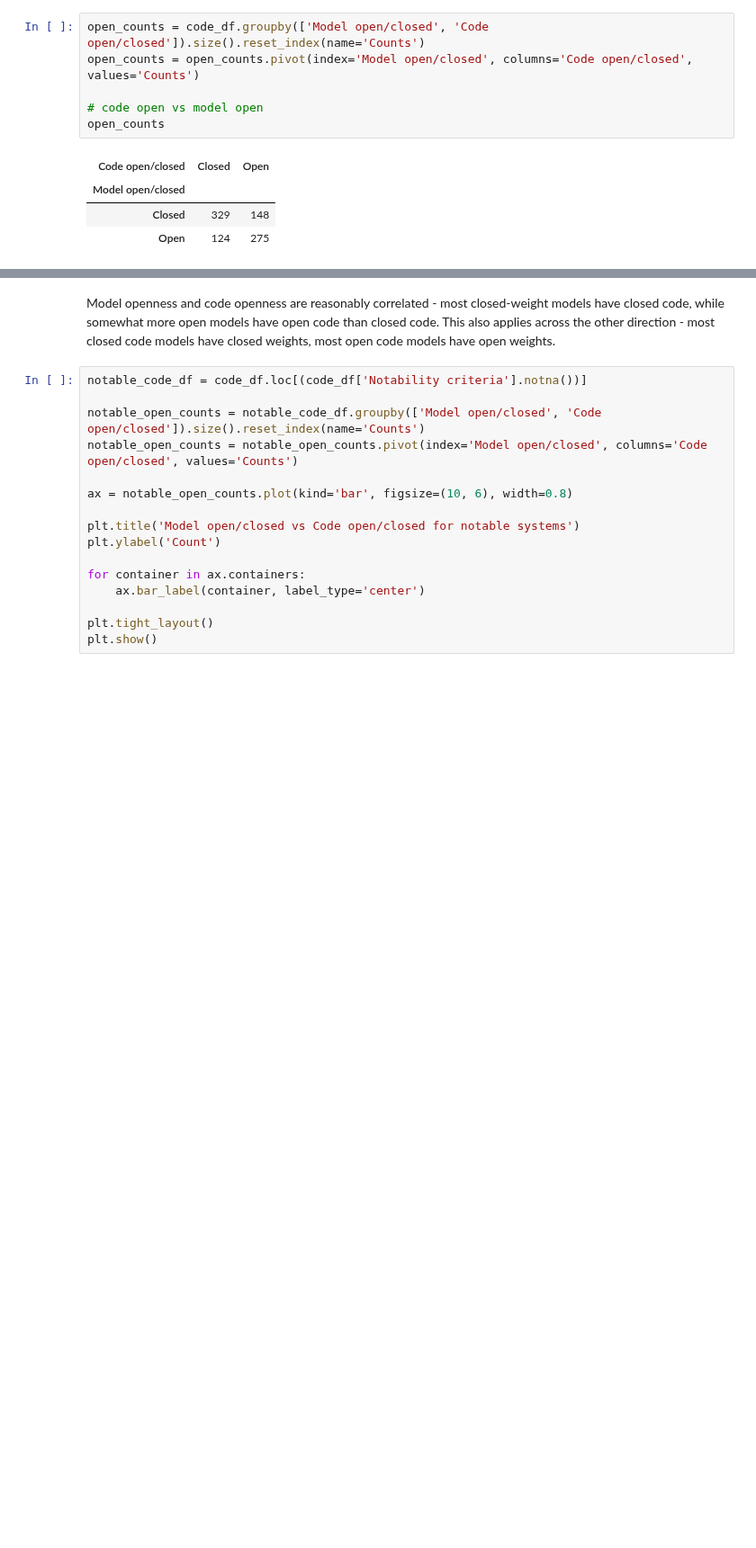
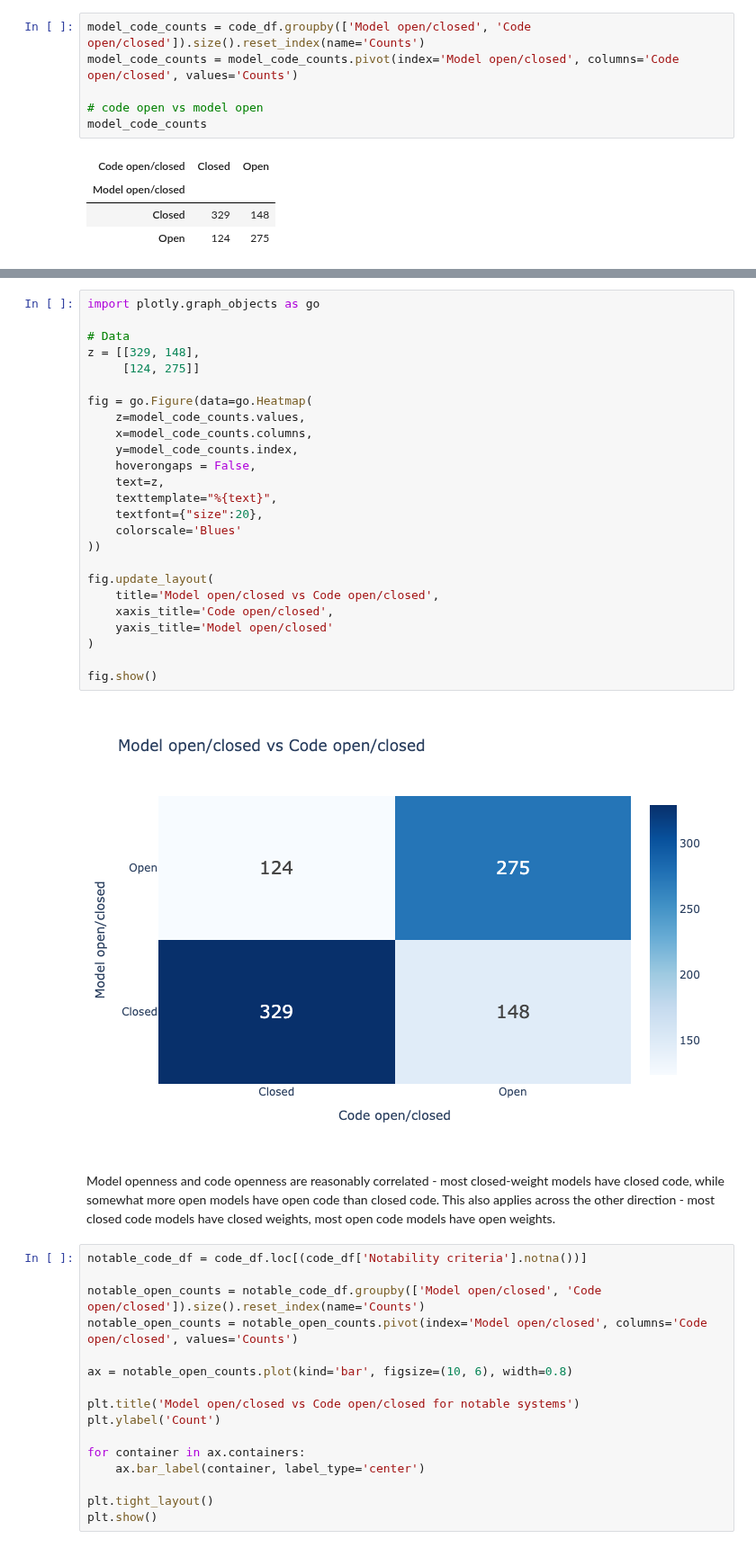
Before and after one commit to epoch-research/open-model-trends, a Jupyter notebook: data_exploration.ipynb, the cells around one changed output, grey strips where cells are left out. Shown at 90% size. Drawn from its saved outputs; the diff is of its cells as text; blank space fills up the shorter version.

```diff
--- a/data_exploration.ipynb
+++ b/data_exploration.ipynb
@@ -375,11 +375,11 @@ pivoted
 | Open source | 2 | 1 | 199 | 67 |
 | Unreleased | 36 | 1 | 109 | 274 |
 # %%
-open_counts = code_df.groupby(['Model open/closed', 'Code open/closed']).size().reset_index(name='Counts')
-open_counts = open_counts.pivot(index='Model open/closed', columns='Code open/closed', values='Counts')
+model_code_counts = code_df.groupby(['Model open/closed', 'Code open/closed']).size().reset_index(name='Counts')
+model_code_counts = model_code_counts.pivot(index='Model open/closed', columns='Code open/closed', values='Counts')
 
 # code open vs model open
-open_counts
+model_code_counts
 # %% [output]
 | Code open/closed | Closed | Open |
 | Model open/closed |  |  |
@@ -402,6 +402,33 @@ plt.tight_layout()
 plt.show()
 # %% [output]
 [figure]
+# %%
+import plotly.graph_objects as go
+
+# Data
+z = [[329, 148],
+     [124, 275]]
+
+fig = go.Figure(data=go.Heatmap(
+    z=model_code_counts.values,
+    x=model_code_counts.columns,
+    y=model_code_counts.index,
+    hoverongaps = False,
+    text=z,
+    texttemplate="%{text}",
+    textfont={"size":20},
+    colorscale='Blues'
+))
+
+fig.update_layout(
+    title='Model open/closed vs Code open/closed',
+    xaxis_title='Code open/closed',
+    yaxis_title='Model open/closed'
+)
+
+fig.show()
+# %% [output]
+[figure, added]
 # %% [markdown]
 Model openness and code openness are reasonably correlated - most closed-weight models have closed code, while somewhat more open models have open code than closed code. This also applies across the other direction - most closed code models have closed weights, most open code models have open weights.
 # %%
```
Also changed, not shown: parts of 4 cells of this notebook.
